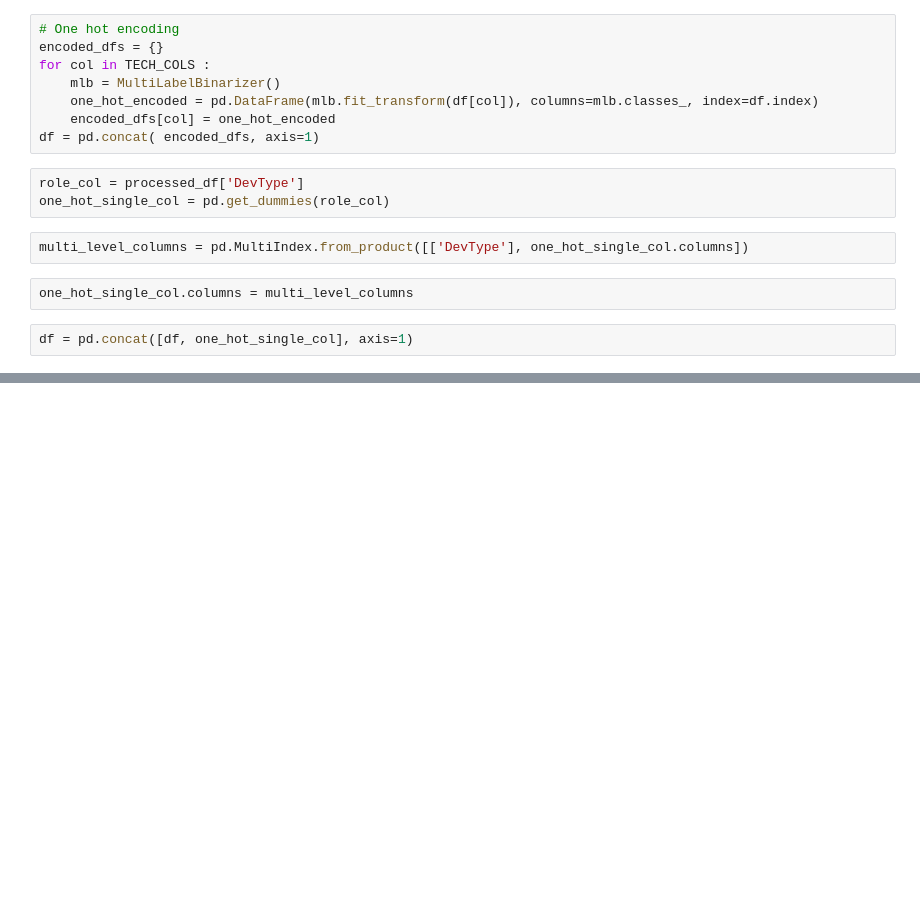
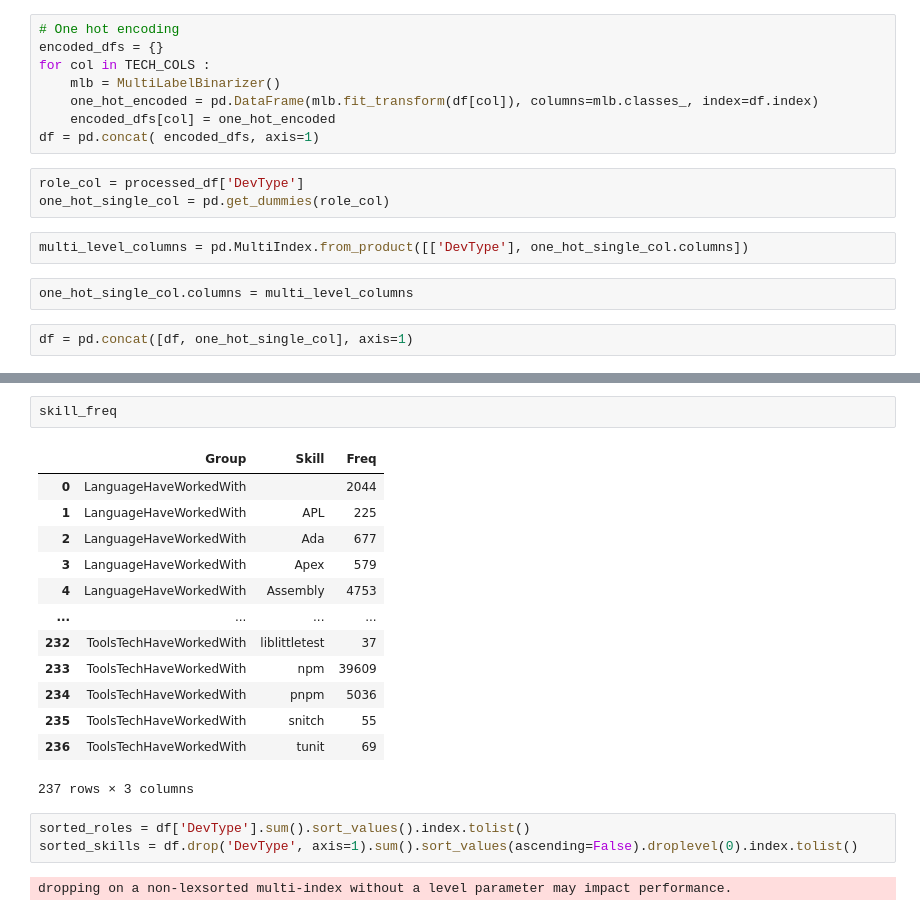
Before and after one commit to MuhamedGad/End2End-Projct, a Jupyter notebook: notebooks/03_Descriptive_Statistics.ipynb, the cells around one changed output, grey strips where cells are left out. Drawn from its saved outputs; the diff is of its cells as text; blank space fills up the shorter version.

```diff
--- a/notebooks/03_Descriptive_Statistics.ipynb
+++ b/notebooks/03_Descriptive_Statistics.ipynb
@@ -68,0 +80,21 @@ skills_df.sum().reset_index()
+# %%
+skill_freq
+# %% [output]
+|  | Group | Skill | Freq |
+| 0 | LanguageHaveWorkedWith |  | 2044 |
+| 1 | LanguageHaveWorkedWith | APL | 225 |
+| 2 | LanguageHaveWorkedWith | Ada | 677 |
+| 3 | LanguageHaveWorkedWith | Apex | 579 |
+| 4 | LanguageHaveWorkedWith | Assembly | 4753 |
+| ... | ... | ... | ... |
+| 232 | ToolsTechHaveWorkedWith | liblittletest | 37 |
+| 233 | ToolsTechHaveWorkedWith | npm | 39609 |
+| 234 | ToolsTechHaveWorkedWith | pnpm | 5036 |
+| 235 | ToolsTechHaveWorkedWith | snitch | 55 |
+| 236 | ToolsTechHaveWorkedWith | tunit | 69 |
+237 rows × 3 columns
+# %%
+sorted_roles = df['DevType'].sum().sort_values().index.tolist()
+sorted_skills = df.drop('DevType', axis=1).sum().sort_values(ascending=False).droplevel(0).index.tolist()
+# %% [output]
+dropping on a non-lexsorted multi-index without a level parameter may impact performance.
```
Also changed, not shown: parts of 10 cells of this notebook.
